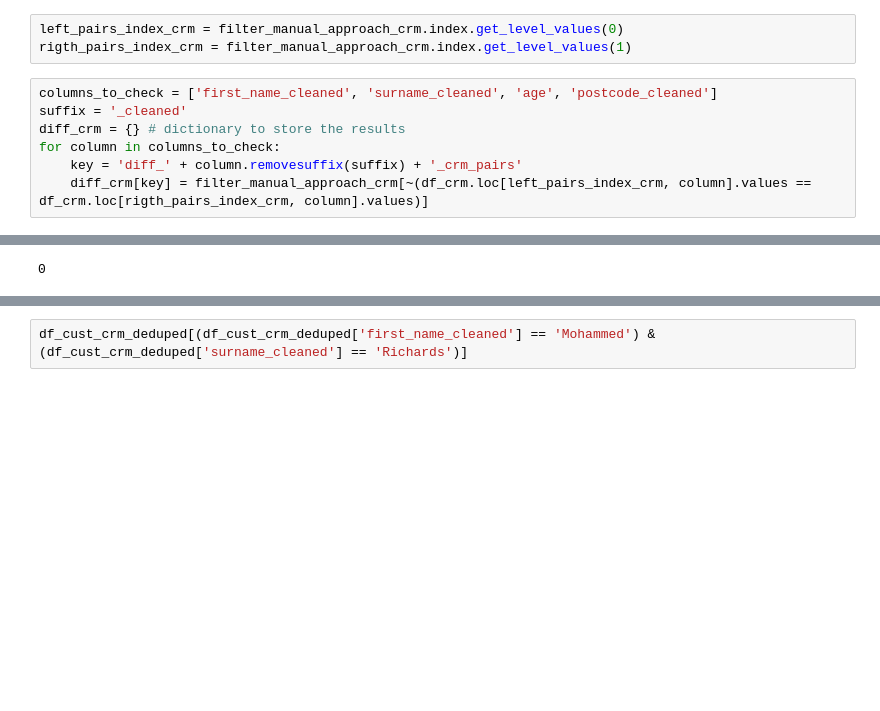
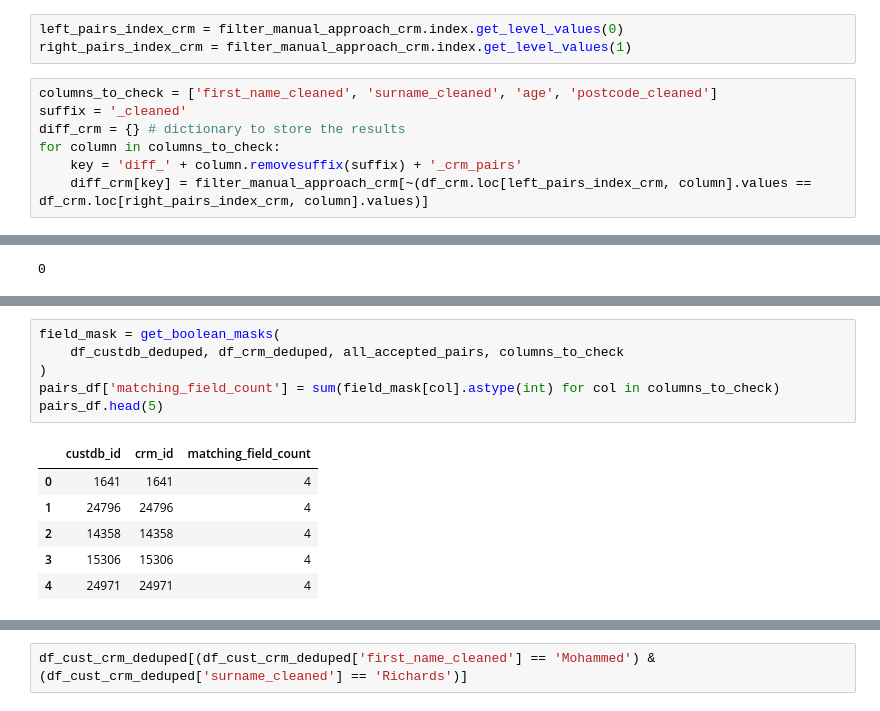
Before and after one commit to SheltonCarvallo/DataModeling-Duplicates, a Jupyter notebook: data_modeling.ipynb, the cells around one changed output, grey strips where cells are left out. Drawn from its saved outputs; the diff is of its cells as text; blank space fills up the shorter version.

```diff
--- a/data_modeling.ipynb
+++ b/data_modeling.ipynb
@@ -628,11 +584,11 @@ Name: count, dtype: int64
 - Although the pairings seem quite accurate, we will check for possible false pairings.
 # %%
 left_pairs_index_crm = filter_manual_approach_crm.index.get_level_values(0)
-rigth_pairs_index_crm = filter_manual_approach_crm.index.get_level_values(1)
+right_pairs_index_crm = filter_manual_approach_crm.index.get_level_values(1)
 # %%
 columns_to_check = ['first_name_cleaned', 'surname_cleaned', 'age', 'postcode_cleaned']
 suffix = '_cleaned'
 diff_crm = {} # dictionary to store the results
 for column in columns_to_check:
     key = 'diff_' + column.removesuffix(suffix) + '_crm_pairs'
-    diff_crm[key] = filter_manual_approach_crm[~(df_crm.loc[left_pairs_index_crm, column].values == df_crm.loc[rigth_pairs_index_crm, column].values)]
+    diff_crm[key] = filter_manual_approach_crm[~(df_crm.loc[left_pairs_index_crm, column].values == df_crm.loc[right_pairs_index_crm, column].values)]
@@ -1967,0 +1980,13 @@ rigth_side_dupled_datasets = (
+# %%
+field_mask = get_boolean_masks(
+    df_custdb_deduped, df_crm_deduped, all_accepted_pairs, columns_to_check
+)
+pairs_df['matching_field_count'] = sum(field_mask[col].astype(int) for col in columns_to_check)
+pairs_df.head(5)
+# %% [output]
+|  | custdb_id | crm_id | matching_field_count |
+| 0 | 1641 | 1641 | 4 |
+| 1 | 24796 | 24796 | 4 |
+| 2 | 14358 | 14358 | 4 |
+| 3 | 15306 | 15306 | 4 |
+| 4 | 24971 | 24971 | 4 |
```
Also changed, not shown: parts of 31 cells of this notebook, 2 other files.
